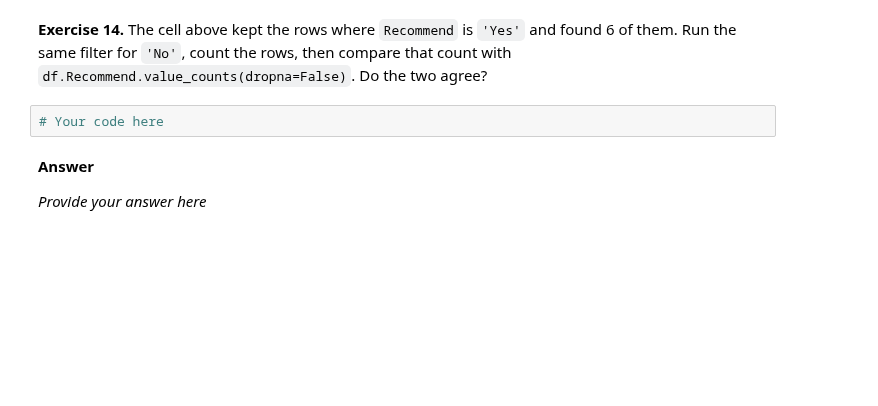
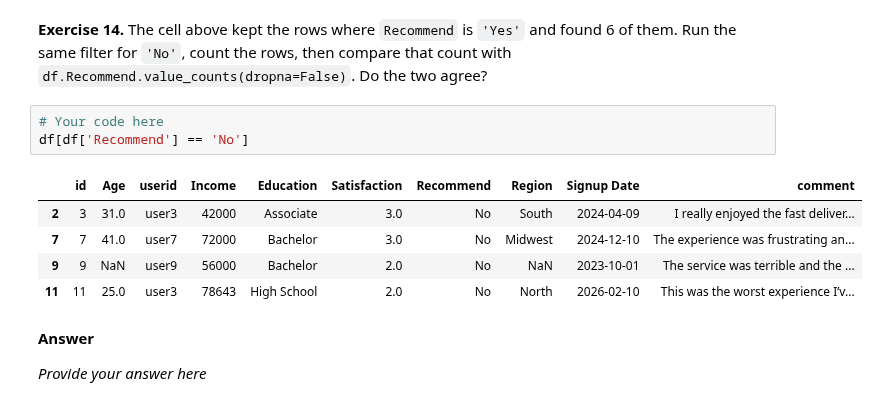
Before and after one commit to laglead/IS834_Fall_2026, a Jupyter notebook: Session 03 - Pandas I - Importing and Exploration/03_Analytics_with_pandas.ipynb, the cells around one changed output. Drawn from its saved outputs; the diff is of its cells as text; blank space fills up the shorter version.

```diff
--- a/Session 03 - Pandas I - Importing and Exploration/03_Analytics_with_pandas.ipynb
+++ b/Session 03 - Pandas I - Importing and Exploration/03_Analytics_with_pandas.ipynb
@@ -563,6 +802,13 @@ df[df.Recommend == 'Yes']
 **Exercise 14.** The cell above kept the rows where `Recommend` is `'Yes'` and found 6 of them. Run the same filter for `'No'`, count the rows, then compare that count with `df.Recommend.value_counts(dropna=False)`. Do the two agree?
 # %%
 # Your code here
+df[df['Recommend'] == 'No']
+# %% [output]
+|  | id | Age | userid | Income | Education | Satisfaction | Recommend | Region | Signup Date | comment |
+| 2 | 3 | 31.0 | user3 | 42000 | Associate | 3.0 | No | South | 2024-04-09 | I really enjoyed the fast deliver... |
+| 7 | 7 | 41.0 | user7 | 72000 | Bachelor | 3.0 | No | Midwest | 2024-12-10 | The experience was frustrating an... |
+| 9 | 9 | NaN | user9 | 56000 | Bachelor | 2.0 | No | NaN | 2023-10-01 | The service was terrible and the ... |
+| 11 | 11 | 25.0 | user3 | 78643 | High School | 2.0 | No | North | 2026-02-10 | This was the worst experience I’v... |
 # %% [markdown]
 **Answer**
 
```
Also changed, not shown: parts of 59 cells of this notebook.
